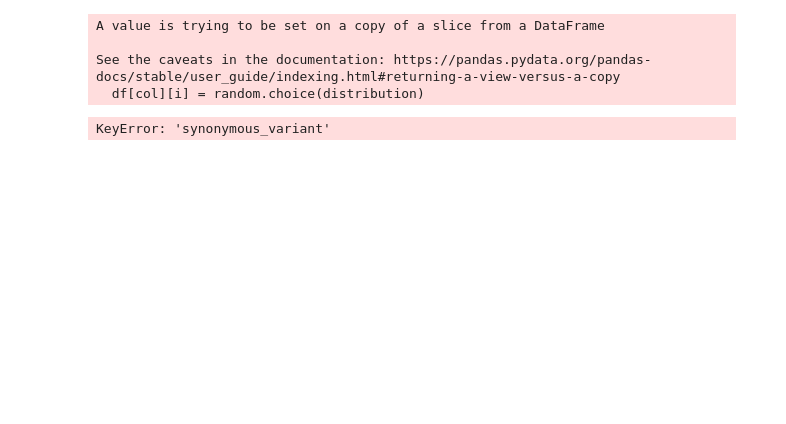
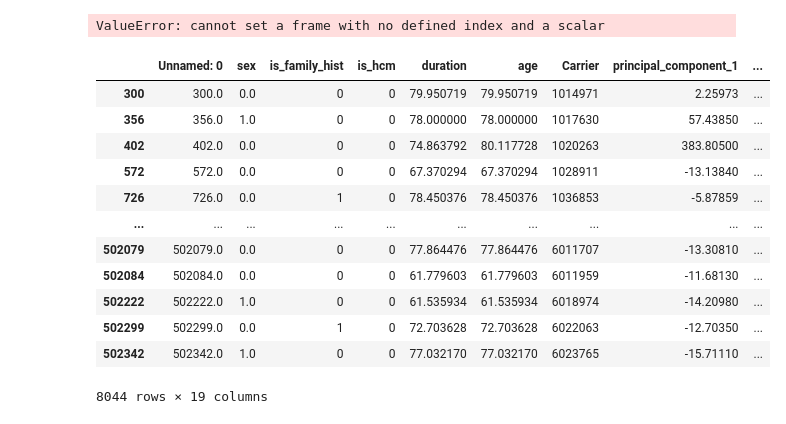
Before and after one commit to selinkubali/hcm_notebooks, a Jupyter notebook: generate_extracts_gnomAD.ipynb, the cells around one changed output. Saved outputs shown, nothing was run; the diff lists cells and outputs as text; code cells hidden in the pictures; blank space fills up the shorter version.

```diff
--- a/generate_extracts_gnomAD.ipynb
+++ b/generate_extracts_gnomAD.ipynb
@@ -287,20 +222,31 @@ def merge_all_characteristics(gene):
 
     return all_joined
 # %%
-genes = ["ACTN2", "ALPK3", "DES", "FLNC", "MYBPC3", "MYH6", "MYH7", "PLN", "PTPN11", "TNNI3", "TTR"]
-
+genes = ["ACTN2", "ALPK3", "DES", "FLNC", "MYBPC3", "MYH6", "MYH7", "PTPN11", "TNNI3", "TTR", "PLN"]
 for g in genes:
-    file_name = f'{g}_gnomad_AI_data.csv'
+    file_name = f'{g}.csv'
     all_carriers = merge_all_characteristics(g)
 
     all_carriers.to_csv(file_name, index=False)
 # %% [output]
-A value is trying to be set on a copy of a slice from a DataFrame
-
-See the caveats in the documentation: https://pandas.pydata.org/pandas-docs/stable/user_guide/indexing.html#returning-a-view-versus-a-copy
-  df[col][i] = random.choice(distribution)
+ValueError: cannot set a frame with no defined index and a scalar
-KeyError: 'synonymous_variant'
 # %%
 !dx mkdir -p "Cassa Lab Shared Project:selected_genes/hcm/lifelines_data/"
 !dx cd /selected_genes/hcm/lifelines_data/
 !dx upload *.csv
+# %%
+MYBPC3
+# %% [output]
+|  | Unnamed: 0 | sex | is_family_hist | is_hcm | duration | age | Carrier | principal_component_1 | ... |
+| 300 | 300.0 | 0.0 | 0 | 0 | 79.950719 | 79.950719 | 1014971 | 2.25973 | ... |
+| 356 | 356.0 | 1.0 | 0 | 0 | 78.000000 | 78.000000 | 1017630 | 57.43850 | ... |
+| 402 | 402.0 | 0.0 | 0 | 0 | 74.863792 | 80.117728 | 1020263 | 383.80500 | ... |
+| 572 | 572.0 | 0.0 | 0 | 0 | 67.370294 | 67.370294 | 1028911 | -13.13840 | ... |
+| 726 | 726.0 | 0.0 | 1 | 0 | 78.450376 | 78.450376 | 1036853 | -5.87859 | ... |
+| ... | ... | ... | ... | ... | ... | ... | ... | ... | ... |
+| 502079 | 502079.0 | 0.0 | 0 | 0 | 77.864476 | 77.864476 | 6011707 | -13.30810 | ... |
+| 502084 | 502084.0 | 0.0 | 0 | 0 | 61.779603 | 61.779603 | 6011959 | -11.68130 | ... |
+| 502222 | 502222.0 | 1.0 | 0 | 0 | 61.535934 | 61.535934 | 6018974 | -14.20980 | ... |
+| 502299 | 502299.0 | 0.0 | 1 | 0 | 72.703628 | 72.703628 | 6022063 | -12.70350 | ... |
+| 502342 | 502342.0 | 1.0 | 0 | 0 | 77.032170 | 77.032170 | 6023765 | -15.71110 | ... |
+8044 rows × 19 columns
```
Also changed, not shown: parts of 11 cells of this notebook, 3 other files.
